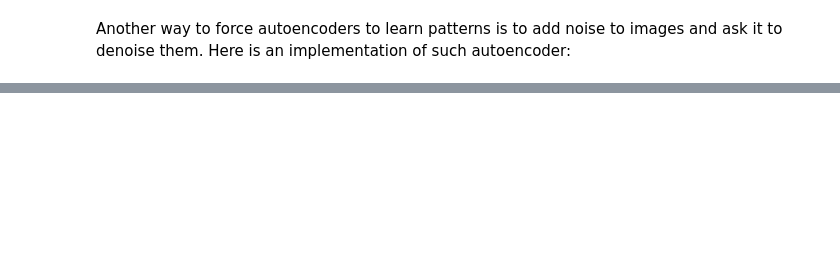
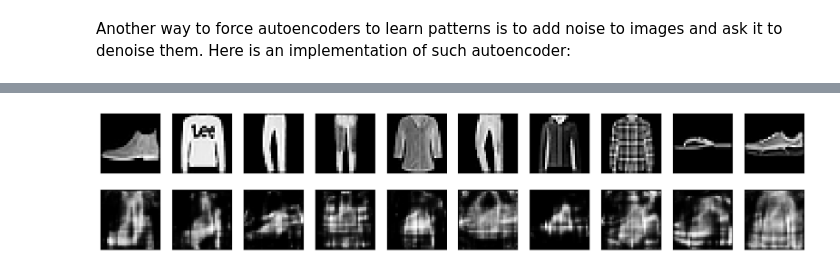
Before and after one commit to babacar122/MLNotes, a Jupyter notebook: autoencoder_and_diffusion_models.ipynb, the cells around one changed output, grey strips where cells are left out. Drawn from its saved outputs; the diff is of its cells as text; code cells hidden in the pictures; blank space fills up the shorter version.

```diff
--- a/autoencoder_and_diffusion_models.ipynb
+++ b/autoencoder_and_diffusion_models.ipynb
@@ -330,0 +436,83 @@ generated_imgs = generator.predict(codings)
+# %%
+inputs = tf.keras.layers.Input(shape=(28, 28))
+# Define the encoder
+x = tf.keras.layers.Flatten()(inputs)
+x = tf.keras.layers.Dense(128, activation='relu')(x)
+z_mean = tf.keras.layers.Dense(64)(x)
+z_log_var = tf.keras.layers.Dense(64)(x)
+z = Sampling()([z_mean, z_log_var])
+
+# Define the decoder
+decoder_input = tf.keras.layers.Input(shape=(64,))
+x = tf.keras.layers.Dense(128, activation='relu')(decoder_input)
+x = tf.keras.layers.Dense(28 * 28, activation='sigmoid')(x)
+outputs = tf.keras.layers.Reshape((28, 28))(x)
+decoder = tf.keras.Model(decoder_input, outputs)
+
+class VAE(tf.keras.Model):
+    def __init__(self, encoder, decoder, **kwargs):
+        super(VAE, self).__init__(**kwargs)
+        self.encoder = encoder
+        self.decoder = decoder
+
+    def call(self, inputs):
+        z_mean, z_log_var = self.encoder(inputs)
+        z = Sampling()([z_mean, z_log_var])
+        reconstructed = self.decoder(z)
+        return reconstructed
+
+    def train_step(self, data):
+        if isinstance(data, tuple):
+            data = data[0]
+
+        with tf.GradientTape() as tape:
+            z_mean, z_log_var = self.encoder(data)
+            z = Sampling()([z_mean, z_log_var])
+            reconstruction = self.decoder(z)
+            reconstruction_loss = tf.reduce_mean(
+                tf.keras.losses.binary_crossentropy(data, reconstruction)
+            )
+            reconstruction_loss *= 28 * 28
+            kl_loss = 1 + z_log_var - tf.square(z_mean) - tf.exp(z_log_var)
+            kl_loss = tf.reduce_mean(kl_loss)
+            kl_loss *= -0.5
+            total_loss = reconstruction_loss + kl_loss
+
+        grads = tape.gradient(total_loss, self.trainable_weights)
+        self.optimizer.apply_gradients(zip(grads, self.trainable_weights))
+        return {"loss": total_loss, "reconstruction_loss": reconstruction_loss, "kl_loss": kl_loss}
+
+# Create the VAE model
+encoder = tf.keras.Model(inputs, [z_mean, z_log_var])
+vae = VAE(encoder, decoder)
+
+# Compile and train the VAE
+vae.compile(optimizer='adam', loss='binary_crossentropy')
+vae.fit(X_train, X_train, epochs=50, batch_size=256, shuffle=True, validation_data=(X_valid, X_valid))
+
+# Plot generated images
+
+# Generate new fashion images
+import matplotlib.pyplot as plt
+
+def plot_generated_images(model, n_images=10):
+    random_latent_vectors = np.random.normal(size=(n_images, 64))
+    generated_images = model.predict(random_latent_vectors)
+
+    plt.figure(figsize=(20, 4))
+    for i in range(n_images):
+        # Display original
+        ax = plt.subplot(2, n_images, i + 1)
+        plt.imshow(X_test[i], cmap='gray')
+        ax.get_xaxis().set_visible(False)
+        ax.get_yaxis().set_visible(False)
+
+        # Display generated
+        ax = plt.subplot(2, n_images, i + 1 + n_images)
+        plt.imshow(generated_images[i], cmap='gray')
+        ax.get_xaxis().set_visible(False)
+        ax.get_yaxis().set_visible(False)
+    plt.show()
+
+plot_generated_images(vae.decoder)
+# %% [output]
@@ -330,0 +536 @@ generated_imgs = generator.predict(codings)
+[figure, added]
```
Also changed, not shown: parts of 33 cells of this notebook, 5 other files.
